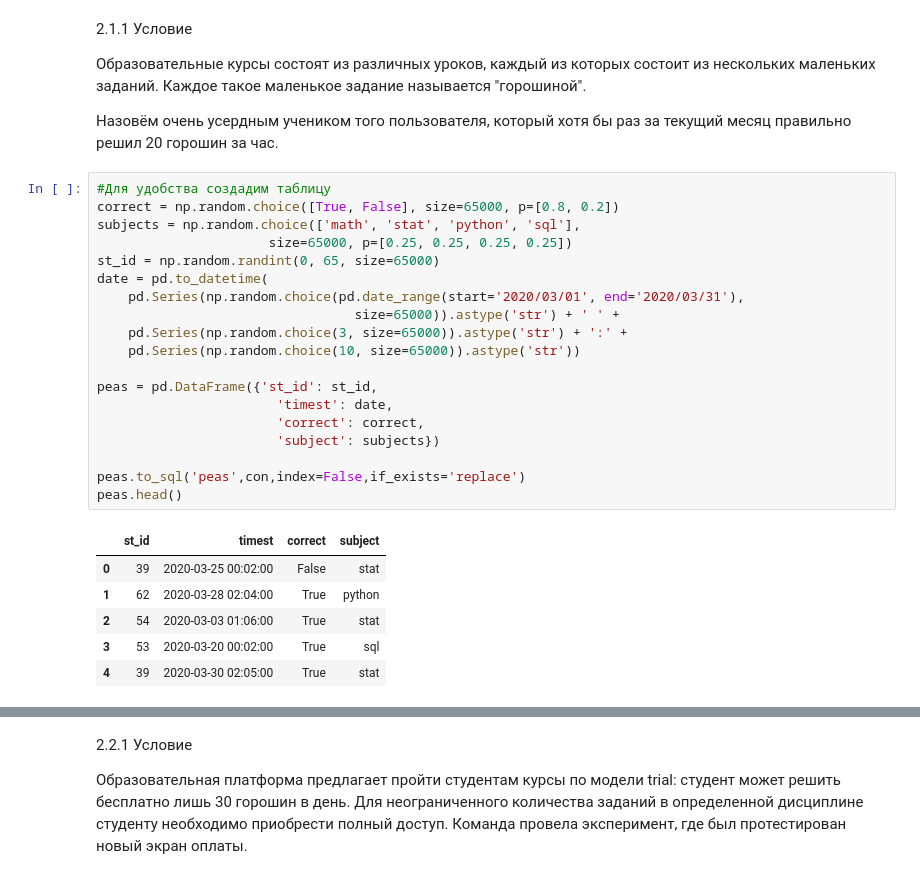
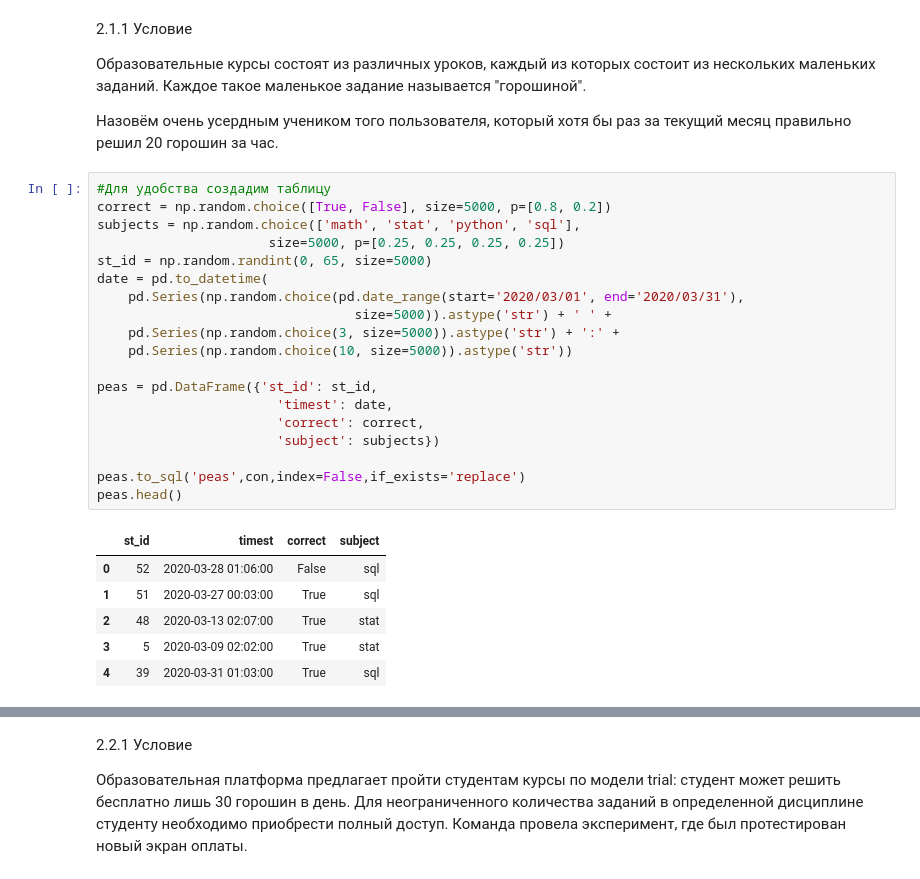
Before and after one commit to Graffeev/k.c_final_project, a Jupyter notebook: final_project.ipynb, the cells around one changed output, grey strips where cells are left out. Drawn from its saved outputs; the diff is of its cells as text.

```diff
--- a/final_project.ipynb
+++ b/final_project.ipynb
@@ -211,30 +213,30 @@ def select(sql):
 Назовём очень усердным учеником того пользователя, который хотя бы раз за текущий месяц правильно решил 20 горошин за час.
 # %%
 #Для удобства создадим таблицу
-correct = np.random.choice([True, False], size=65000, p=[0.8, 0.2])
+correct = np.random.choice([True, False], size=5000, p=[0.8, 0.2])
 subjects = np.random.choice(['math', 'stat', 'python', 'sql'],
-                      size=65000, p=[0.25, 0.25, 0.25, 0.25])
-st_id = np.random.randint(0, 65, size=65000)
+                      size=5000, p=[0.25, 0.25, 0.25, 0.25])
+st_id = np.random.randint(0, 65, size=5000)
 date = pd.to_datetime(
     pd.Series(np.random.choice(pd.date_range(start='2020/03/01', end='2020/03/31'),
-                                 size=65000)).astype('str') + ' ' +
-    pd.Series(np.random.choice(3, size=65000)).astype('str') + ':' +
-    pd.Series(np.random.choice(10, size=65000)).astype('str'))
+                                 size=5000)).astype('str') + ' ' +
+    pd.Series(np.random.choice(3, size=5000)).astype('str') + ':' +
+    pd.Series(np.random.choice(10, size=5000)).astype('str'))
 
 peas = pd.DataFrame({'st_id': st_id,
                        'timest': date,
                        'correct': correct,
                        'subject': subjects})
 
 peas.to_sql('peas',con,index=False,if_exists='replace')
 peas.head()
 # %% [output]
 |  | st_id | timest | correct | subject |
-| 0 | 39 | 2020-03-25 00:02:00 | False | stat |
-| 1 | 62 | 2020-03-28 02:04:00 | True | python |
-| 2 | 54 | 2020-03-03 01:06:00 | True | stat |
-| 3 | 53 | 2020-03-20 00:02:00 | True | sql |
-| 4 | 39 | 2020-03-30 02:05:00 | True | stat |
+| 0 | 52 | 2020-03-28 01:06:00 | False | sql |
+| 1 | 51 | 2020-03-27 00:03:00 | True | sql |
+| 2 | 48 | 2020-03-13 02:07:00 | True | stat |
+| 3 | 5 | 2020-03-09 02:02:00 | True | stat |
+| 4 | 39 | 2020-03-31 01:03:00 | True | sql |
 # %%
 select(
     '''SELECT
```
Also changed, not shown: parts of 11 cells of this notebook.
